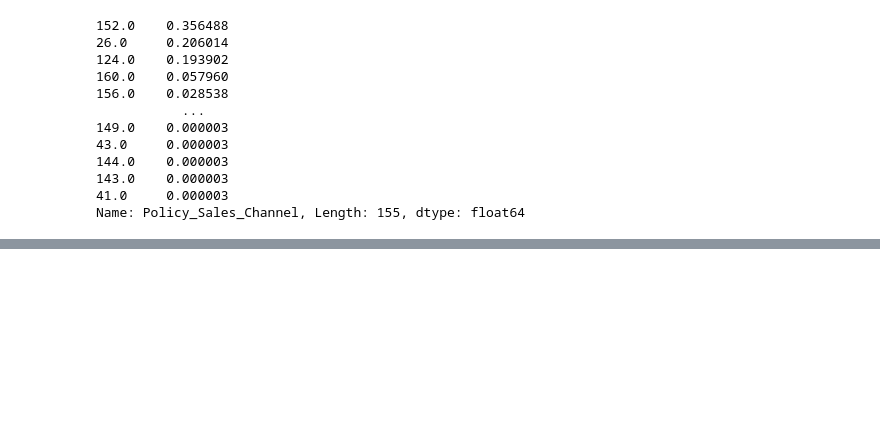
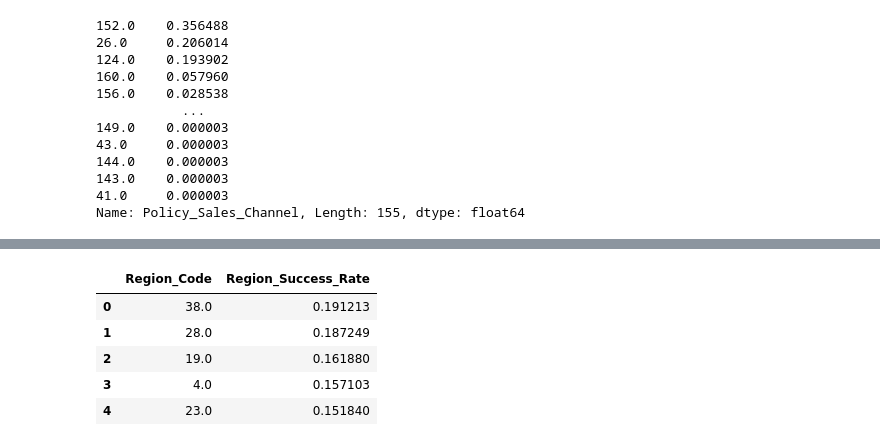
Before and after one commit to aloksingh43/HEALTH_INSURANCE_CROSS_SELL_PREDICTION, a Jupyter notebook: HEALTH_INSURANCE_CROSS_SELL_PREDICTION.ipynb, the cells around one changed output, grey strips where cells are left out. Saved outputs shown, nothing was run; the diff lists cells and outputs as text; code cells hidden in the pictures; blank space fills up the shorter version.

```diff
--- a/HEALTH_INSURANCE_CROSS_SELL_PREDICTION.ipynb
+++ b/HEALTH_INSURANCE_CROSS_SELL_PREDICTION.ipynb
@@ -481,0 +515,6 @@ Name: Policy_Sales_Channel, Length: 155, dtype: float64
+# %%
+df=pd.merge(df, df_channels, on='Policy_Sales_Channel', how='left')
+# %%
+# divide into three part
+df['success_channel']=df['Channel_Success_Rate'].apply(lambda x : 'highly_success_channel' if x>0.34 else 'medium_success_channel' if x<=0.34 and x>=0.2 else 'low_success_channel' )
+df.head()
@@ -481,0 +575,10 @@ Name: Policy_Sales_Channel, Length: 155, dtype: float64
+# %%
+df_region = df.groupby(['Region_Code'])['Response'].mean().sort_values(ascending=False).reset_index(name='Region_Success_Rate')
+df_region.head()
+# %% [output]
+|  | Region_Code | Region_Success_Rate |
+| 0 | 38.0 | 0.191213 |
+| 1 | 28.0 | 0.187249 |
+| 2 | 19.0 | 0.161880 |
+| 3 | 4.0 | 0.157103 |
+| 4 | 23.0 | 0.151840 |
```
Also changed, not shown: parts of 7 cells of this notebook.
